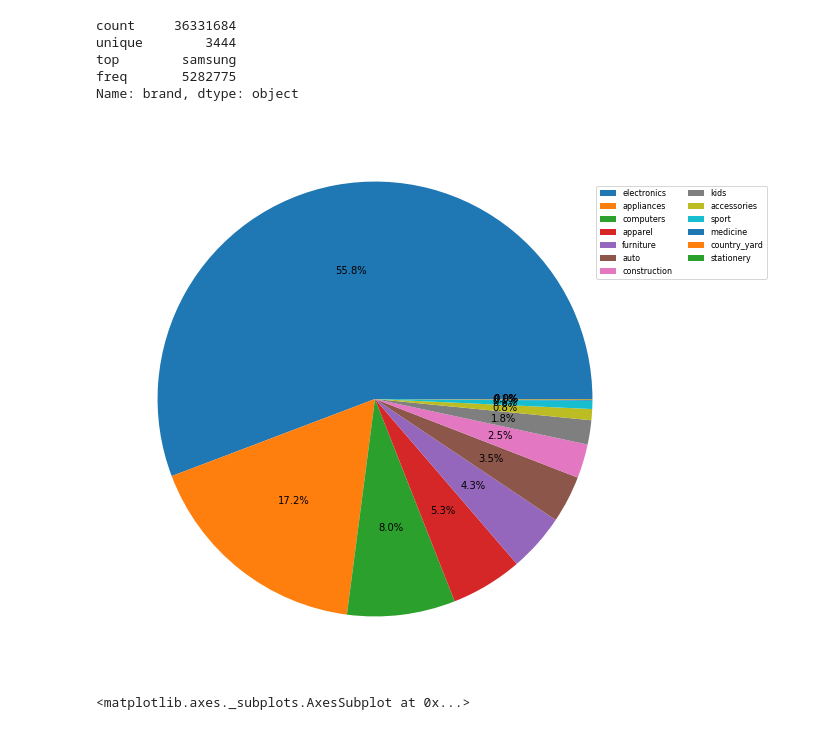
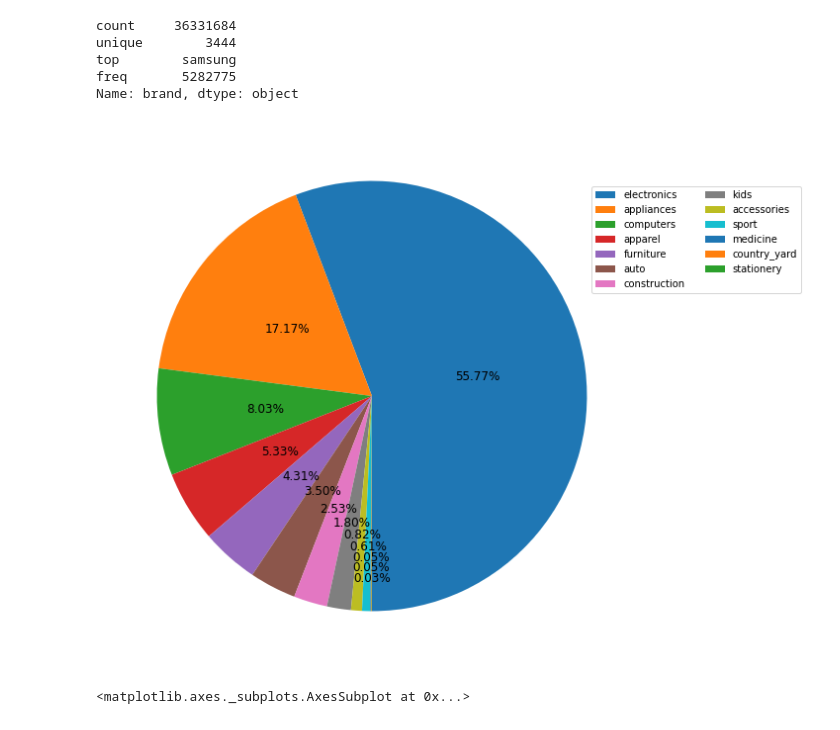
Before and after one commit to lover-swan/project2_2, a Jupyter notebook: (4)EDA2.ipynb, the cells around one changed output. Drawn from its saved outputs; the diff is of its cells as text; code cells hidden in the pictures.

```diff
--- a/(4)EDA2.ipynb
+++ b/(4)EDA2.ipynb
@@ -57,13 +55,52 @@ unique        3444
 top        samsung
 freq       5282775
 Name: brand, dtype: object
-# %%
-plt.figure(figsize=(10,10))
-plt.pie(data.large_category.value_counts(),autopct='%.1f%%')
-plt.legend(ncol=2,fontsize=8,bbox_to_anchor=(0.9, 0.9),labels=data.large_category.value_counts().index)
-plt.show()
-# %% [output]
-[figure, removed]
+# %%
+labels = data.large_category.value_counts().index
+frequency = data.large_category.value_counts()
+
+labels_frequency = zip(labels,frequency)
+labels_frequency = sorted(labels_frequency,key=lambda x: x[1],reverse=True)
+
+sorted_labels = [x[0] for x in labels_frequency]
+sorted_frequency = [x[1] for x in labels_frequency]
+
+fig = plt.figure(figsize=(10,10))
+fig.set_facecolor('white')
+ax = fig.add_subplot()
+
+pie = ax.pie(sorted_frequency,
+       startangle=270,
+       )
+
+total = np.sum(frequency)
+
+threshold = 4
+sum_pct = 0
+count_less_5pct = 0
+spacing = 0.05
+for i,l in enumerate(sorted_labels):
+    ang1, ang2 = ax.patches[i].theta1, ax.patches[i].theta2
+    center, r = ax.patches[i].center, ax.patches[i].r
+
+    if sorted_frequency[i]/total*100 < threshold:
+        x = (r/2+spacing*count_less_5pct)*np.cos(np.pi/180*((ang1+ang2)/2)) + center[0]
+        y = (r/2+spacing*count_less_5pct)*np.sin(np.pi/180*((ang1+ang2)/2)) + center[1]
+        count_less_5pct += 1
+    else:
+        x = (r/2)*np.cos(np.pi/180*((ang1+ang2)/2)) + center[0]
+        y = (r/2)*np.sin(np.pi/180*((ang1+ang2)/2)) + center[1]
+
+    if i < len(labels) - 1:
+        sum_pct += float(f'{sorted_frequency[i]/total*100:.2f}')
+        ax.text(x,y,f'{sorted_frequency[i]/total*100:.2f}%',ha='center',va='center',fontsize=12)
+    else:
+        ax.text(x,y,f'{100-sum_pct:.2f}%',ha='center',va='center',fontsize=12)
+
+plt.legend(pie[0],sorted_labels,ncol=2,bbox_to_anchor=(0.9, 0.9))
+plt.show()
+# %% [output]
+[figure, added]
 # %%
 sns.kdeplot(data.price)
 # %% [output]
```
Also changed, not shown: parts of 1 cell of this notebook.
